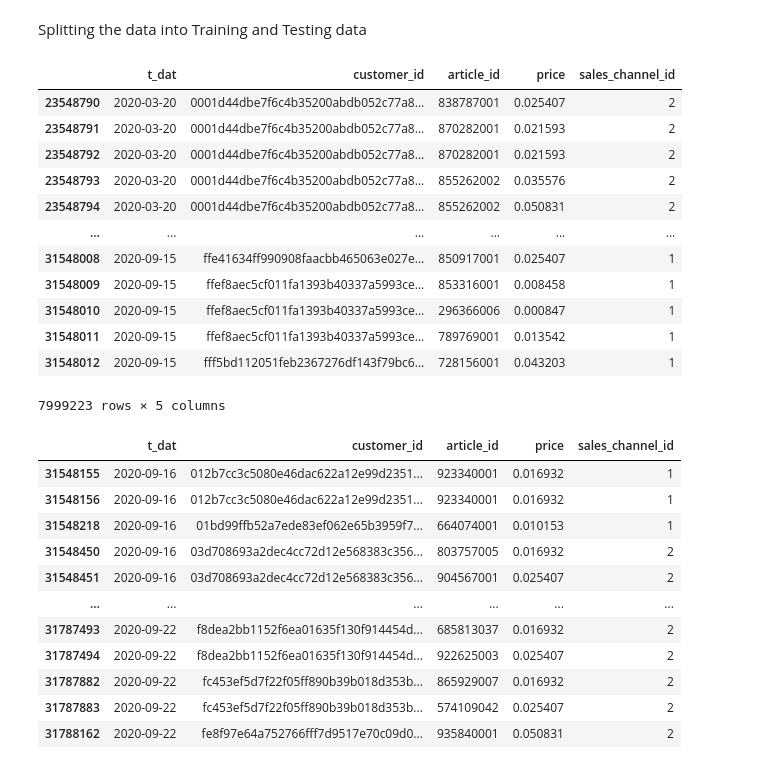
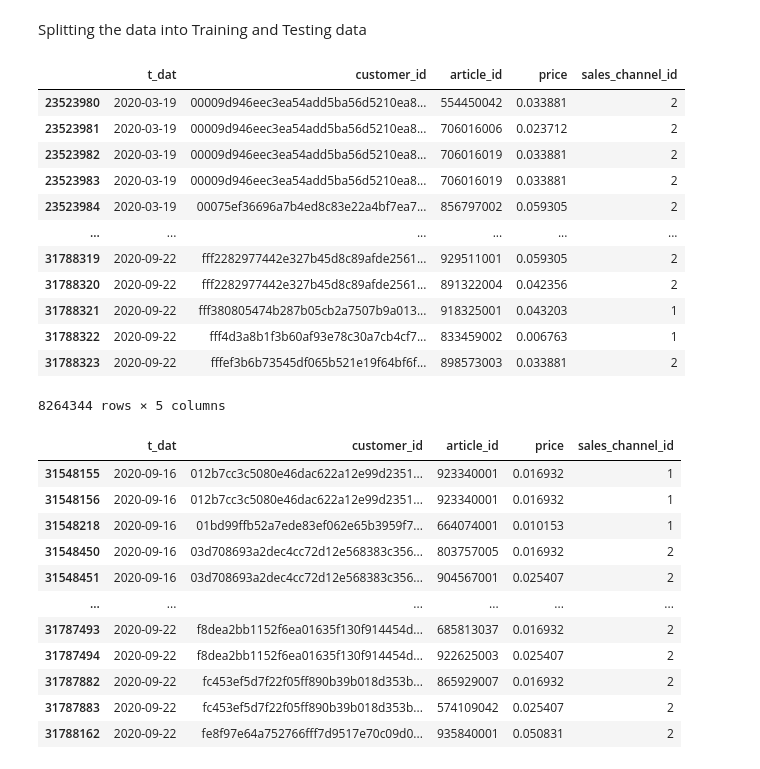
Before and after one commit to aindrila28/recommender_systems, a Jupyter notebook: models.ipynb, the cells around one changed output. Cells and saved outputs as stored; diff of their text form; code cells hidden in the pictures.

```diff
--- a/models.ipynb
+++ b/models.ipynb
@@ -89,4 +89,21 @@ def filter_training_data(n, data):
     return transactions_nmonths
 # %% [markdown]
 Splitting the data into Training and Testing data
+# %%
+filtered_train_data = filter_training_data(6.25, transactions)
+filtered_train_data
+# %% [output]
+|  | t_dat | customer_id | article_id | price | sales_channel_id |
+| 23523980 | 2020-03-19 | 00009d946eec3ea54add5ba56d5210ea8... | 554450042 | 0.033881 | 2 |
+| 23523981 | 2020-03-19 | 00009d946eec3ea54add5ba56d5210ea8... | 706016006 | 0.023712 | 2 |
+| 23523982 | 2020-03-19 | 00009d946eec3ea54add5ba56d5210ea8... | 706016019 | 0.033881 | 2 |
+| 23523983 | 2020-03-19 | 00009d946eec3ea54add5ba56d5210ea8... | 706016019 | 0.033881 | 2 |
+| 23523984 | 2020-03-19 | 00075ef36696a7b4ed8c83e22a4bf7ea7... | 856797002 | 0.059305 | 2 |
+| ... | ... | ... | ... | ... | ... |
+| 31788319 | 2020-09-22 | fff2282977442e327b45d8c89afde2561... | 929511001 | 0.059305 | 2 |
+| 31788320 | 2020-09-22 | fff2282977442e327b45d8c89afde2561... | 891322004 | 0.042356 | 2 |
+| 31788321 | 2020-09-22 | fff380805474b287b05cb2a7507b9a013... | 918325001 | 0.043203 | 1 |
+| 31788322 | 2020-09-22 | fff4d3a8b1f3b60af93e78c30a7cb4cf7... | 833459002 | 0.006763 | 1 |
+| 31788323 | 2020-09-22 | fffef3b6b73545df065b521e19f64bf6f... | 898573003 | 0.033881 | 2 |
+8264344 rows × 5 columns
 # %%
@@ -94,20 +111,3 @@ train, test = split_train_test(7, transactions)
-# %%
-filtered_train_data = filter_training_data(6, train)
-filtered_train_data
-# %% [output]
-|  | t_dat | customer_id | article_id | price | sales_channel_id |
-| 23548790 | 2020-03-20 | 0001d44dbe7f6c4b35200abdb052c77a8... | 838787001 | 0.025407 | 2 |
-| 23548791 | 2020-03-20 | 0001d44dbe7f6c4b35200abdb052c77a8... | 870282001 | 0.021593 | 2 |
-| 23548792 | 2020-03-20 | 0001d44dbe7f6c4b35200abdb052c77a8... | 870282001 | 0.021593 | 2 |
-| 23548793 | 2020-03-20 | 0001d44dbe7f6c4b35200abdb052c77a8... | 855262002 | 0.035576 | 2 |
-| 23548794 | 2020-03-20 | 0001d44dbe7f6c4b35200abdb052c77a8... | 855262002 | 0.050831 | 2 |
-| ... | ... | ... | ... | ... | ... |
-| 31548008 | 2020-09-15 | ffe41634ff990908faacbb465063e027e... | 850917001 | 0.025407 | 1 |
-| 31548009 | 2020-09-15 | ffef8aec5cf011fa1393b40337a5993ce... | 853316001 | 0.008458 | 1 |
-| 31548010 | 2020-09-15 | ffef8aec5cf011fa1393b40337a5993ce... | 296366006 | 0.000847 | 1 |
-| 31548011 | 2020-09-15 | ffef8aec5cf011fa1393b40337a5993ce... | 789769001 | 0.013542 | 1 |
-| 31548012 | 2020-09-15 | fff5bd112051feb2367276df143f79bc6... | 728156001 | 0.043203 | 1 |
-7999223 rows × 5 columns
 # %%
 test_data_1000 = downsize(test, 1000)
 test_data_1000
```
Also changed, not shown: parts of 9 cells of this notebook.
